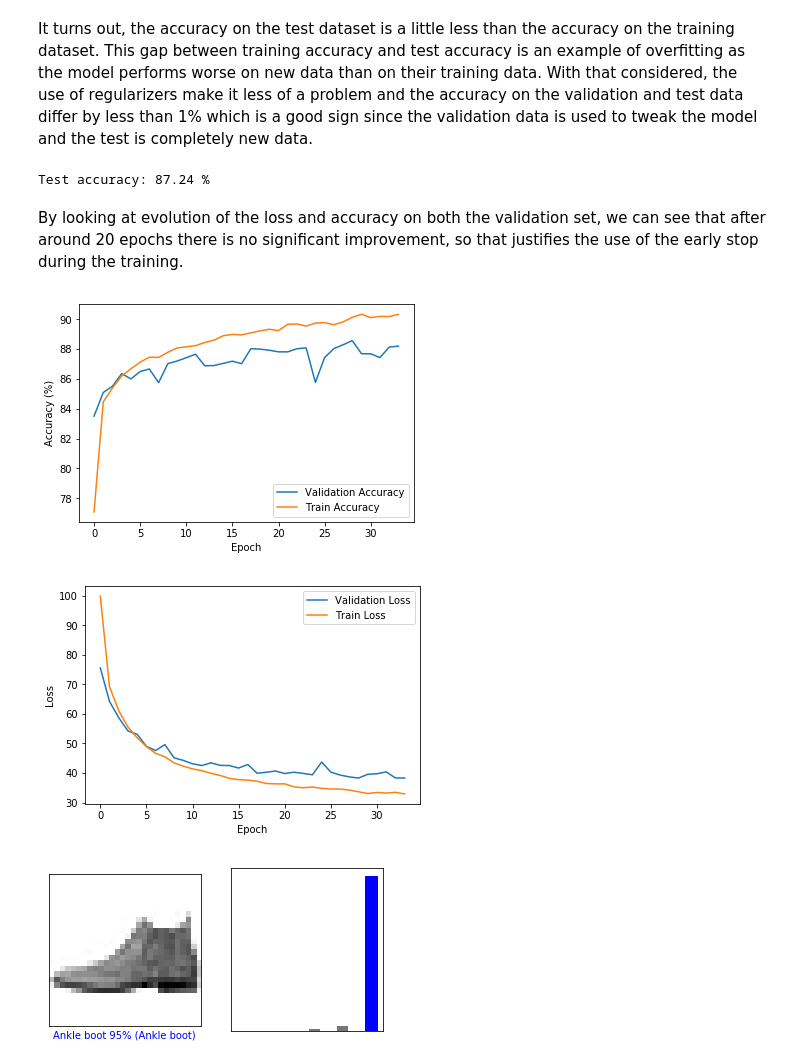
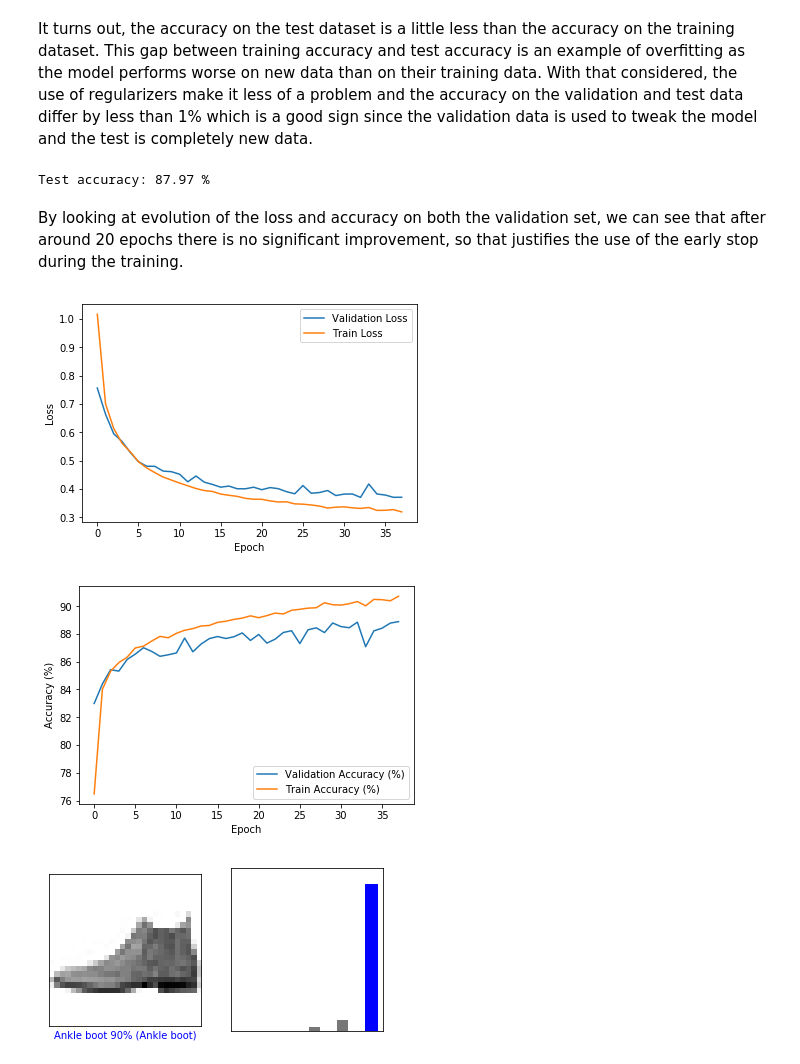
Before and after one commit to PedroDoniniLinan/MachineLearning_MiniProjects, a Jupyter notebook: FashionMNIST_Classification/Fashion MNIST Classification.ipynb, the cells around one changed output. Cells and saved outputs as stored; diff of their text form; code cells hidden in the pictures.

```diff
--- a/FashionMNIST_Classification/Fashion MNIST Classification.ipynb
+++ b/FashionMNIST_Classification/Fashion MNIST Classification.ipynb
@@ -109,6 +109,5 @@ early_stop = keras.callbacks.EarlyStopping(monitor='val_loss', patience=5)
 model = build_model([256])
 hist = model.fit(train_images, train_labels,
                  validation_split=0.2, batch_size=512,
-                 epochs=100,
-                 callbacks=[early_stop])
+                 epochs=100, callbacks=[early_stop])
 # %% [output]
@@ -138,41 +137,28 @@ test_loss, test_acc = model.evaluate(test_images, test_labels, verbose=0)
 
 print('Test accuracy: {:.2f} %'.format(test_acc*100))
 # %% [output]
-Test accuracy: 87.24 %
+Test accuracy: 87.97 %
 # %% [markdown]
 By looking at evolution of the loss and accuracy on both the validation set, we can see that after around 20 epochs there is no significant improvement, so that justifies the use of the early stop during the training.
 # %%
-def plot_history_acc(history):
+def plot_history(history, metric='loss', label='Loss', scaling=1):
     hist = pd.DataFrame(history.history)
     hist['epoch'] = history.epoch
 
     plt.figure()
     plt.xlabel('Epoch')
-    plt.ylabel('Accuracy (%)')
-    plt.plot(hist['epoch'], hist['val_acc']*100,
-           label='Validation Accuracy')
-    plt.plot(hist['epoch'], hist['acc']*100,
-           label='Train Accuracy')
+    plt.ylabel(label)
+    plt.plot(hist['epoch'], hist['val_' + metric]*scaling,
+           label='Validation ' + label)
+    plt.plot(hist['epoch'], hist[metric]*scaling,
+           label='Train ' + label)
     plt.legend()
 
-def plot_history_loss(history):
-    hist = pd.DataFrame(history.history)
-    hist['epoch'] = history.epoch
-
-    plt.figure()
-    plt.xlabel('Epoch')
-    plt.ylabel('Loss')
-    plt.plot(hist['epoch'], hist['val_loss']*100,
-           label='Validation Loss')
-    plt.plot(hist['epoch'], hist['loss']*100,
-           label='Train Loss')
-    plt.legend()
-
-plot_history_acc(hist)
-plot_history_loss(hist)
+plot_history(hist)
+plot_history(hist, 'acc', 'Accuracy (%)', 100)
 # %% [output]
-[figure, old version]
+[figure, new version]
-[figure, old version]
+[figure, new version]
 # %%
 def plot_image(i, predictions_array, true_label, img):
     predictions_array, true_label, img = predictions_array[i], true_label[i], img[i]
@@ -215,7 +201,7 @@ plt.subplot(1,2,2)
 plot_value_array(i, predictions,  test_labels)
 plt.show()
 # %% [output]
-[figure, old version]
+[figure, new version]
 # %%
 i = 12
 plt.figure(figsize=(6,3))
```
Also changed, not shown: parts of 4 cells of this notebook, 1 other file.
